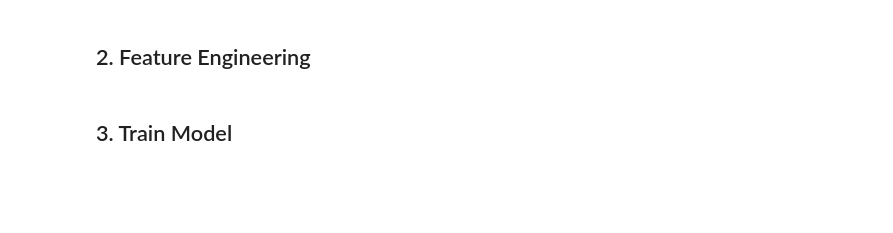
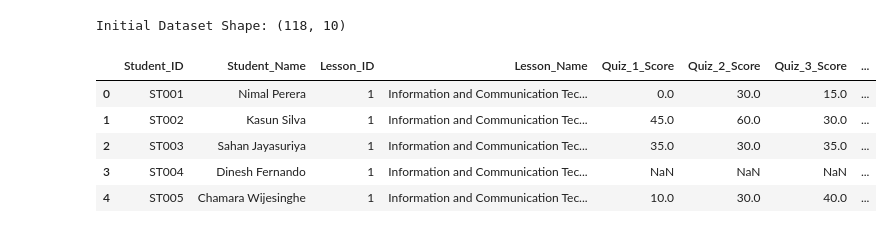
Before and after one commit to TRDhananjaya/AcademiX, a Jupyter notebook: ml_service/RFL.ipynb, the cells around one changed output. Cells and saved outputs as stored; diff of their text form; code cells hidden in the pictures; blank space fills up the shorter version.

```diff
--- a/ml_service/RFL.ipynb
+++ b/ml_service/RFL.ipynb
@@ -84,2 +17,0 @@ df_new.head()
-# %% [markdown]
-## 2. Feature Engineering
@@ -99,2 +17,0 @@ print(f"Features saved: {model_features}")
-# %% [markdown]
-## 3. Train Model
@@ -116,0 +18,13 @@ print("Model saved as term_score_predictor.pkl")
+# %%
+# Load the existing dataset
+df = pd.read_csv('Traning_Dataset.csv')
+print("Initial Dataset Shape:", df.shape)
+df.head()
+# %% [output]
+Initial Dataset Shape: (118, 10)
+|  | Student_ID | Student_Name | Lesson_ID | Lesson_Name | Quiz_1_Score | Quiz_2_Score | Quiz_3_Score | ... |
+| 0 | ST001 | Nimal Perera | 1 | Information and Communication Tec... | 0.0 | 30.0 | 15.0 | ... |
+| 1 | ST002 | Kasun Silva | 1 | Information and Communication Tec... | 45.0 | 60.0 | 30.0 | ... |
+| 2 | ST003 | Sahan Jayasuriya | 1 | Information and Communication Tec... | 35.0 | 30.0 | 35.0 | ... |
+| 3 | ST004 | Dinesh Fernando | 1 | Information and Communication Tec... | NaN | NaN | NaN | ... |
+| 4 | ST005 | Chamara Wijesinghe | 1 | Information and Communication Tec... | 10.0 | 30.0 | 40.0 | ... |
```
Also changed, not shown: parts of 15 cells of this notebook, 8 other files.
